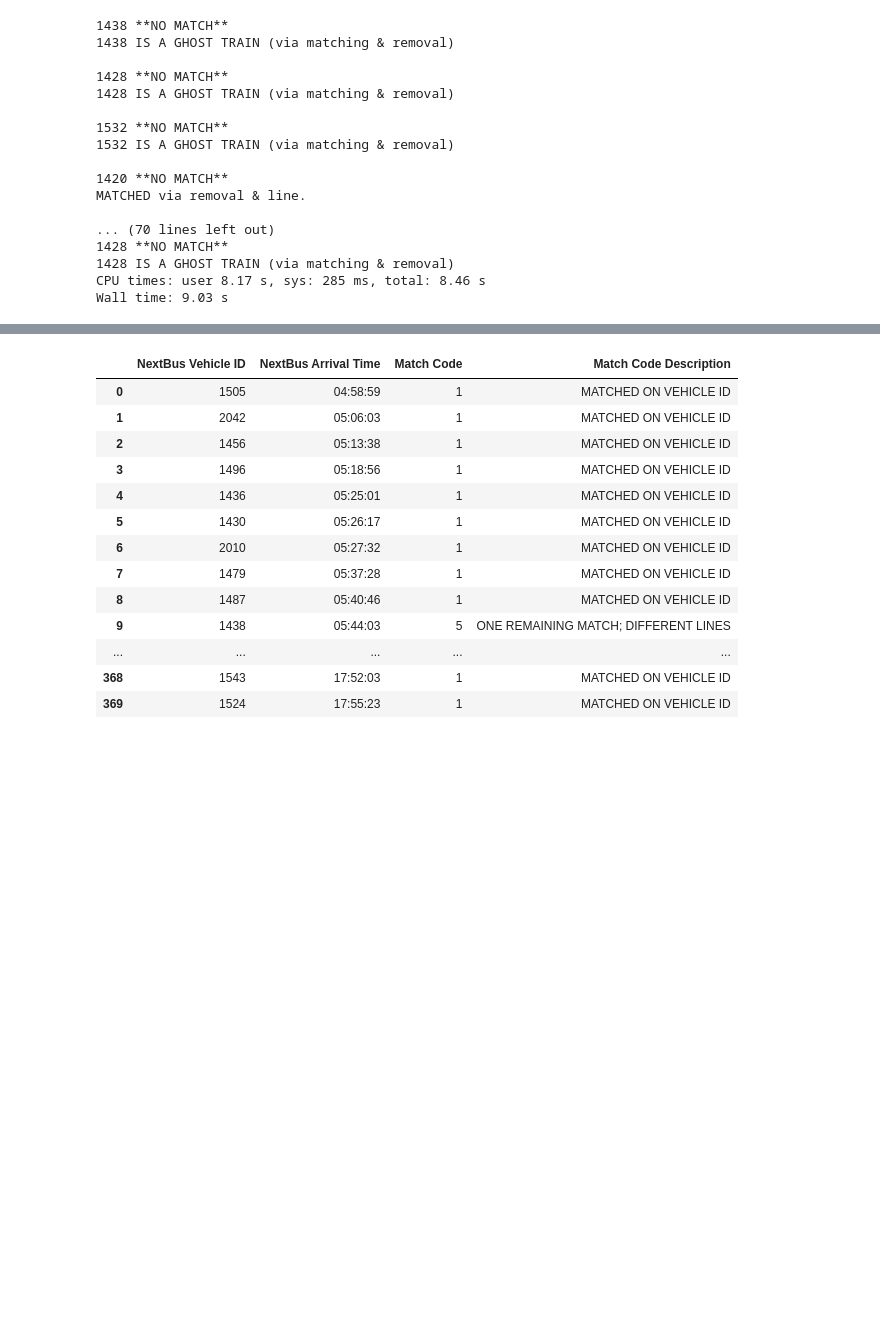
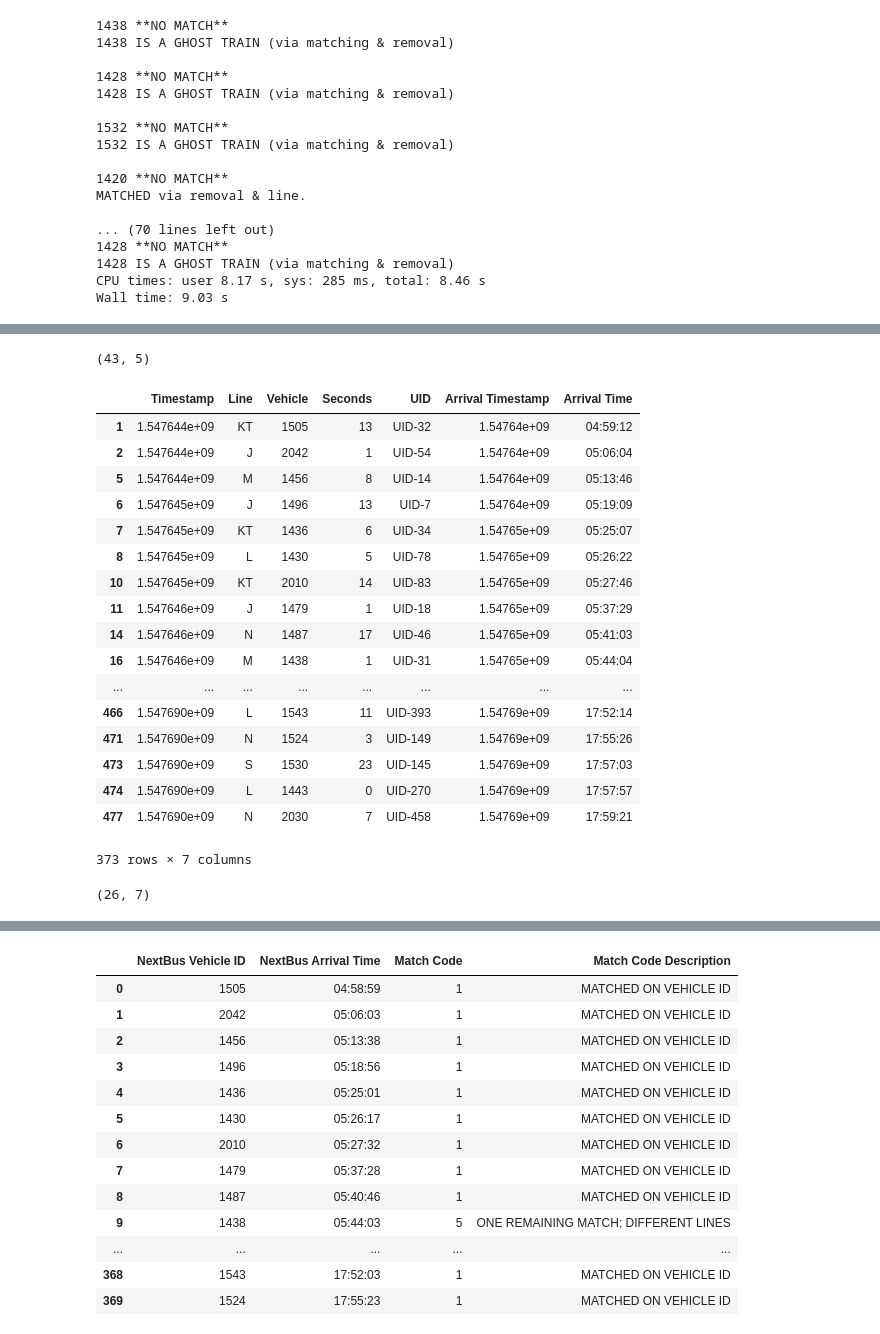
Before and after one commit to simonhochberg/nb-atcs, a Jupyter notebook: FullDayAnalysis.ipynb, the cells around one changed output, grey strips where cells are left out. Cells and saved outputs as stored; diff of their text form; code cells hidden in the pictures; blank space fills up the shorter version.

```diff
--- a/FullDayAnalysis.ipynb
+++ b/FullDayAnalysis.ipynb
@@ -1227,0 +1338,29 @@ for i in arrivals[arrivals["Seconds"] <= 60].index:
+# %%
+unmatchedATCSarrivals.shape
+# %% [output]
+(43, 5)
+# %%
+unmatchedNBarrivals
+# %% [output]
+|  | Timestamp | Line | Vehicle | Seconds | UID | Arrival Timestamp | Arrival Time |
+| 1 | 1.547644e+09 | KT | 1505 | 13 | UID-32 | 1.54764e+09 | 04:59:12 |
+| 2 | 1.547644e+09 | J | 2042 | 1 | UID-54 | 1.54764e+09 | 05:06:04 |
+| 5 | 1.547644e+09 | M | 1456 | 8 | UID-14 | 1.54764e+09 | 05:13:46 |
+| 6 | 1.547645e+09 | J | 1496 | 13 | UID-7 | 1.54764e+09 | 05:19:09 |
+| 7 | 1.547645e+09 | KT | 1436 | 6 | UID-34 | 1.54765e+09 | 05:25:07 |
+| 8 | 1.547645e+09 | L | 1430 | 5 | UID-78 | 1.54765e+09 | 05:26:22 |
+| 10 | 1.547645e+09 | KT | 2010 | 14 | UID-83 | 1.54765e+09 | 05:27:46 |
+| 11 | 1.547646e+09 | J | 1479 | 1 | UID-18 | 1.54765e+09 | 05:37:29 |
+| 14 | 1.547646e+09 | N | 1487 | 17 | UID-46 | 1.54765e+09 | 05:41:03 |
+| 16 | 1.547646e+09 | M | 1438 | 1 | UID-31 | 1.54765e+09 | 05:44:04 |
+| ... | ... | ... | ... | ... | ... | ... | ... |
+| 466 | 1.547690e+09 | L | 1543 | 11 | UID-393 | 1.54769e+09 | 17:52:14 |
+| 471 | 1.547690e+09 | N | 1524 | 3 | UID-149 | 1.54769e+09 | 17:55:26 |
+| 473 | 1.547690e+09 | S | 1530 | 23 | UID-145 | 1.54769e+09 | 17:57:03 |
+| 474 | 1.547690e+09 | L | 1443 | 0 | UID-270 | 1.54769e+09 | 17:57:57 |
+| 477 | 1.547690e+09 | N | 2030 | 7 | UID-458 | 1.54769e+09 | 17:59:21 |
+373 rows × 7 columns
+# %%
+unmatchedNBarrivals.shape
+# %% [output]
+(26, 7)
```
Also changed, not shown: parts of 34 cells of this notebook, 1 other file.
